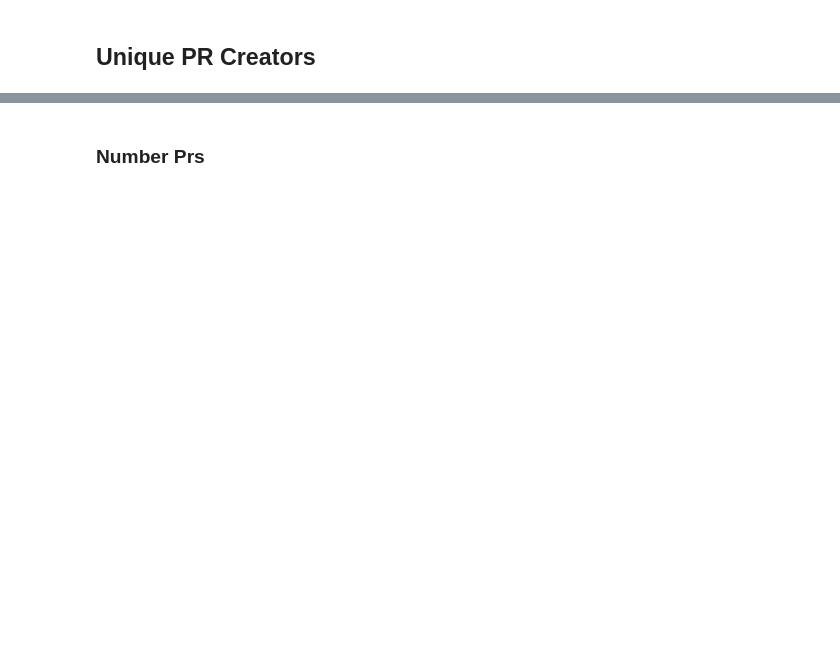
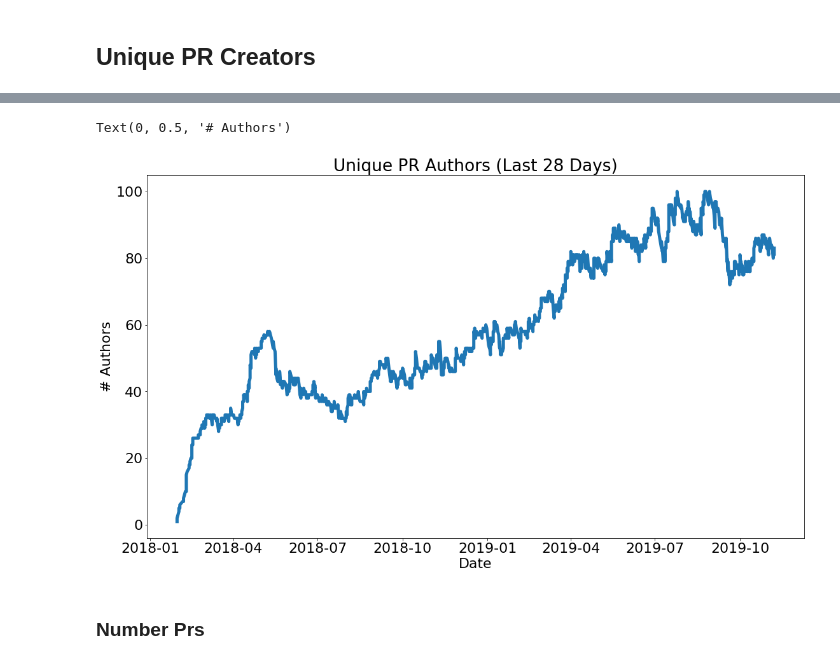
Before and after one commit to kubeflow/community, a Jupyter notebook: scripts/github_stats.ipynb, the cells around one changed output, grey strips where cells are left out. Saved outputs shown, nothing was run; the diff lists cells and outputs as text; code cells hidden in the pictures; blank space fills up the shorter version.

Commit message:
Add a plot about new issues last 28 days. (#297)
* Add a plot about new issues last 28 days.

* Revert project stats notebooks.

* Latest.

```diff
--- a/scripts/github_stats.ipynb
+++ b/scripts/github_stats.ipynb
@@ -121,3 +99,17 @@ creators.iplot(kind='scatter', layout=layout, width=5, filename='creator-stats')
+# %%
+import matplotlib
+from matplotlib import pylab
+matplotlib.rcParams.update({'font.size': 22})
+hf = pylab.figure()
+hf.set_size_inches(18.5, 10.5)
+pylab.plot(creators, linewidth=5)
+ha = pylab.gca()
+ha.set_title("Unique PR Authors (Last 28 Days)")
+ha.set_xlabel("Date")
+ha.set_ylabel("# Authors")
+# %% [output]
+Text(0, 0.5, '# Authors')
+[figure, added]
 # %% [markdown]
 ### Number Prs
 # %%
```
Also changed, not shown: parts of 24 cells of this notebook.
